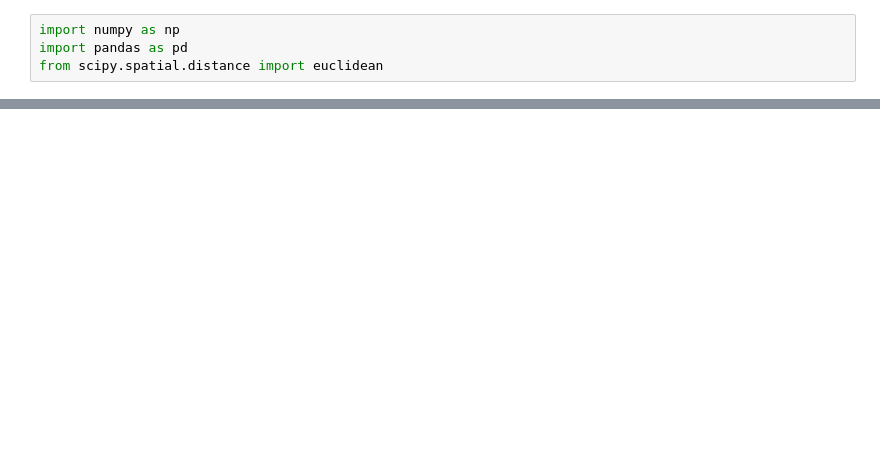
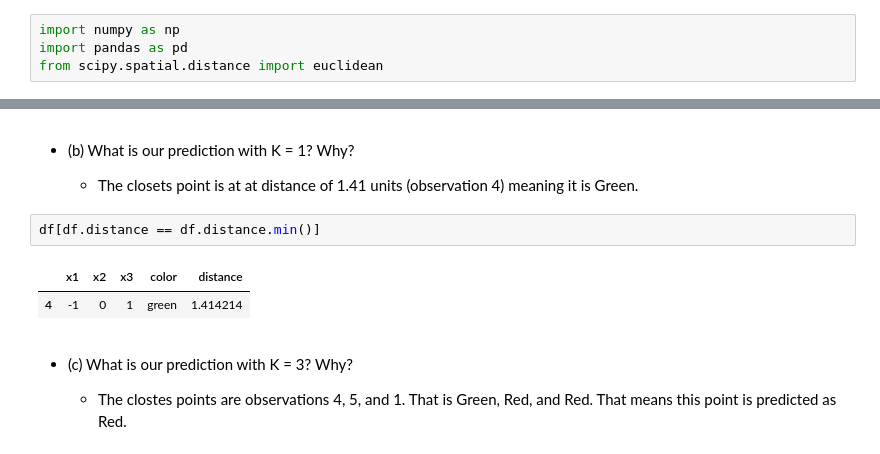
Before and after one commit to pedrojrv/isl, a Jupyter notebook: Chapter2/Conceptual.ipynb, the cells around one changed output, grey strips where cells are left out. Cells and saved outputs as stored; diff of their text form; blank space fills up the shorter version.

```diff
--- a/Chapter2/Conceptual.ipynb
+++ b/Chapter2/Conceptual.ipynb
@@ -38,0 +131,13 @@ df.sort_values(by='distance', ascending=True)
+# %% [markdown]
+- (b) What is our prediction with K = 1? Why?
+
+  - The closets point is at at distance of 1.41 units (observation 4) meaning it is Green.
+# %%
+df[df.distance == df.distance.min()]
+# %% [output]
+|  | x1 | x2 | x3 | color | distance |
+| 4 | -1 | 0 | 1 | green | 1.414214 |
+# %% [markdown]
+- (c) What is our prediction with K = 3? Why?
+
+  - The clostes points are observations 4, 5, and 1. That is Green, Red, and Red. That means this point is predicted as Red.
```
Also changed, not shown: parts of 10 cells of this notebook, 5 other files.
